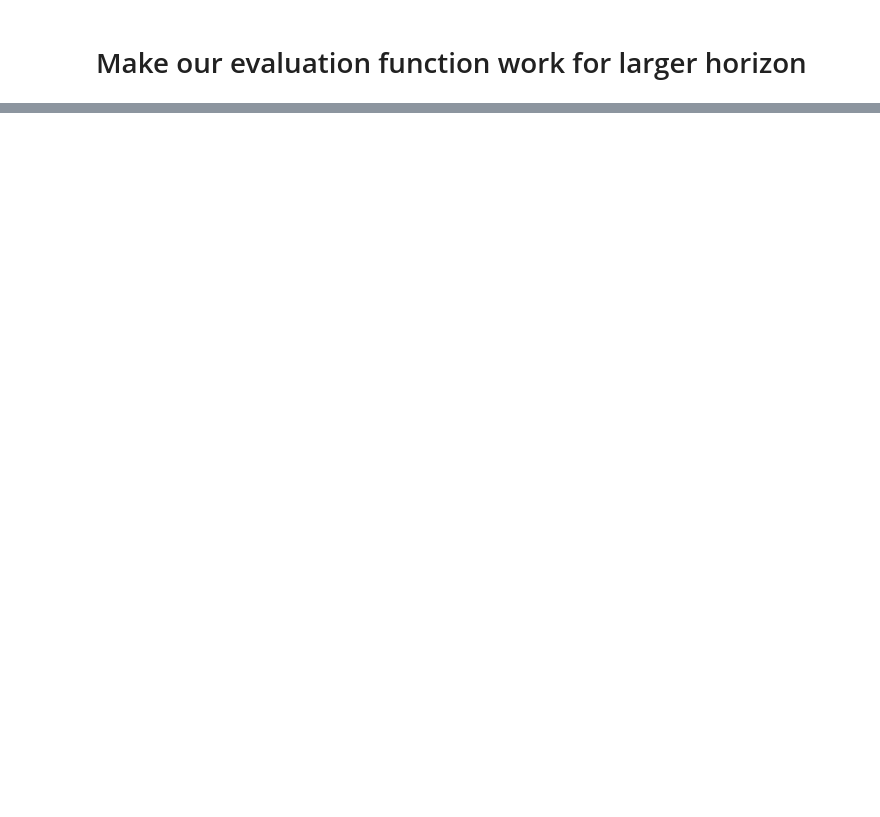
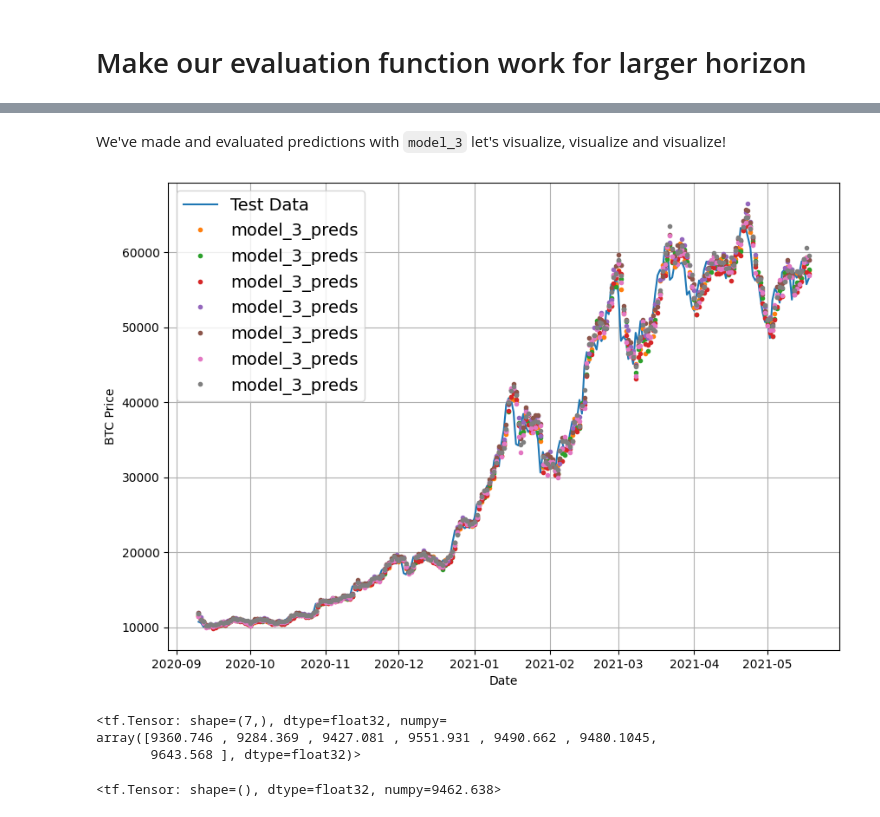
Before and after one commit to 21Ovi/BitPredict, a Jupyter notebook: BitPredict.ipynb, the cells around one changed output, grey strips where cells are left out. Saved outputs shown, nothing was run; the diff lists cells and outputs as text; code cells hidden in the pictures; blank space fills up the shorter version.

```diff
--- a/BitPredict.ipynb
+++ b/BitPredict.ipynb
@@ -989,0 +1023,19 @@ model_3_results
+# %% [markdown]
+We've made and evaluated predictions with `model_3` let's visualize, visualize and visualize!
+# %%
+offset = 300
+plt.figure(figsize=(10, 7))
+plot_time_series(timesteps=X_test[-len(test_windows):], values=test_labels[:, 0], start=offset,format="-", label="Test Data")
+plot_time_series(timesteps=X_test[-len(test_windows):], values=model_3_preds, start=offset, label="model_3_preds")
+# %% [output]
+[figure, added]
+# %%
+model_3_preds[0]
+# %% [output]
+<tf.Tensor: shape=(7,), dtype=float32, numpy=
+array([9360.746 , 9284.369 , 9427.081 , 9551.931 , 9490.662 , 9480.1045,
+       9643.568 ], dtype=float32)>
+# %%
+tf.reduce_mean(model_3_preds[0])
+# %% [output]
+<tf.Tensor: shape=(), dtype=float32, numpy=9462.638>
```
Also changed, not shown: parts of 27 cells of this notebook.
